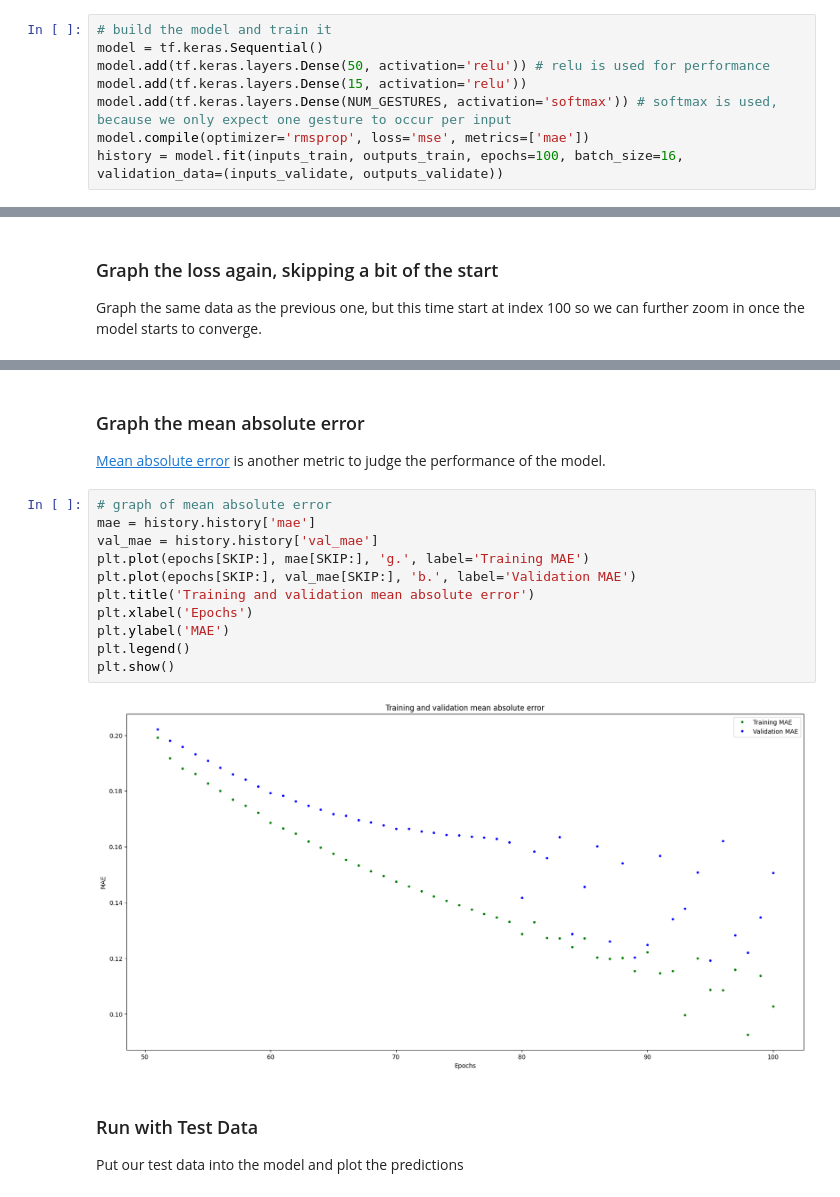
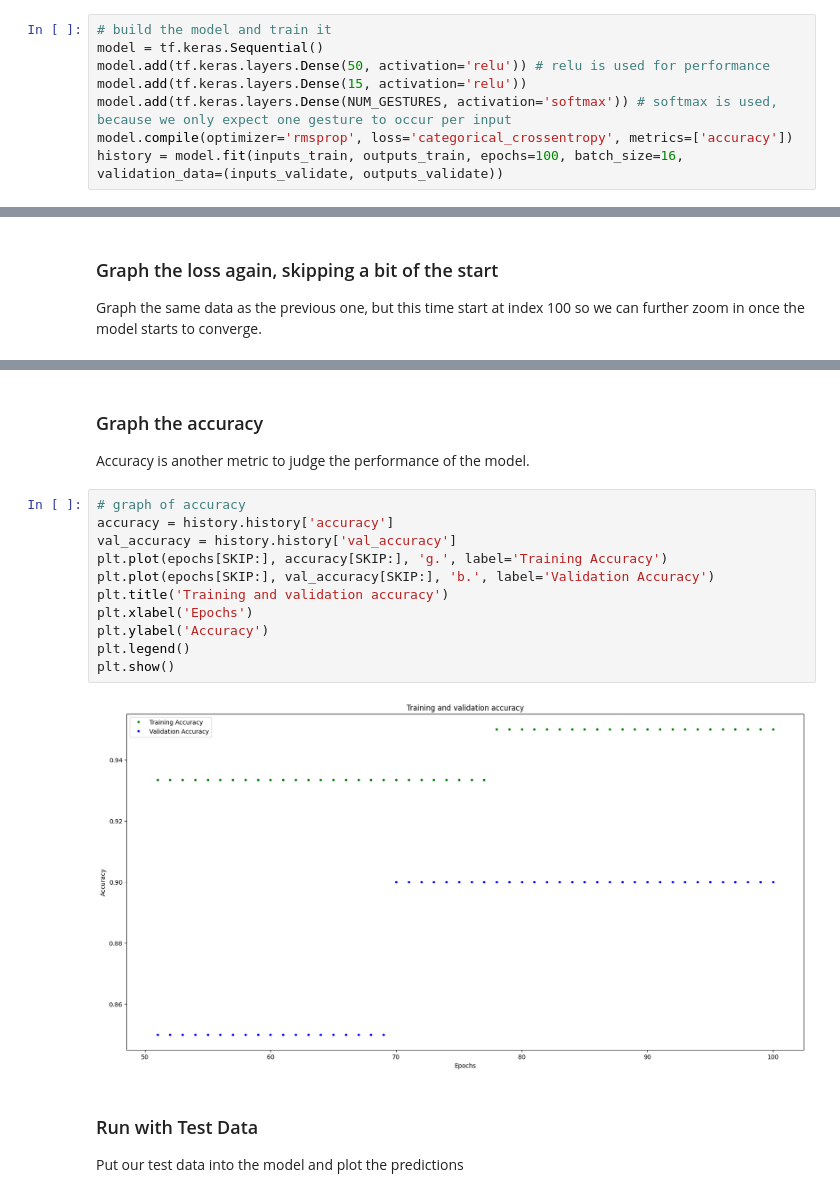
Before and after one commit to weijief-2025/TinyML, a Jupyter notebook: Labs/Lab8/EEP564_TinyML_Lab8.ipynb, the cells around one changed output, grey strips where cells are left out. Drawn from its saved outputs; the diff is of its cells as text.

```diff
--- a/Labs/Lab8/EEP564_TinyML_Lab8.ipynb
+++ b/Labs/Lab8/EEP564_TinyML_Lab8.ipynb
@@ -198,7 +198,7 @@ model = tf.keras.Sequential()
 model.add(tf.keras.layers.Dense(50, activation='relu')) # relu is used for performance
 model.add(tf.keras.layers.Dense(15, activation='relu'))
 model.add(tf.keras.layers.Dense(NUM_GESTURES, activation='softmax')) # softmax is used, because we only expect one gesture to occur per input
-model.compile(optimizer='rmsprop', loss='mse', metrics=['mae'])
+model.compile(optimizer='rmsprop', loss='categorical_crossentropy', metrics=['accuracy'])
 history = model.fit(inputs_train, outputs_train, epochs=100, batch_size=16, validation_data=(inputs_validate, outputs_validate))
 # %% [output]
 Epoch 1/100
@@ -265,20 +265,20 @@ plt.show()
 # %% [markdown]
-### Graph the mean absolute error
+### Graph the accuracy
 
-[Mean absolute error](https://en.wikipedia.org/wiki/Mean_absolute_error) is another metric to judge the performance of the model.
+Accuracy is another metric to judge the performance of the model.
 # %%
-# graph of mean absolute error
-mae = history.history['mae']
-val_mae = history.history['val_mae']
-plt.plot(epochs[SKIP:], mae[SKIP:], 'g.', label='Training MAE')
-plt.plot(epochs[SKIP:], val_mae[SKIP:], 'b.', label='Validation MAE')
-plt.title('Training and validation mean absolute error')
+# graph of accuracy
+accuracy = history.history['accuracy']
+val_accuracy = history.history['val_accuracy']
+plt.plot(epochs[SKIP:], accuracy[SKIP:], 'g.', label='Training Accuracy')
+plt.plot(epochs[SKIP:], val_accuracy[SKIP:], 'b.', label='Validation Accuracy')
+plt.title('Training and validation accuracy')
 plt.xlabel('Epochs')
-plt.ylabel('MAE')
+plt.ylabel('Accuracy')
 plt.legend()
 plt.show()
 # %% [output]
-[figure, old version]
+[figure, new version]
 # %% [markdown]
 ### Run with Test Data
 Put our test data into the model and plot the predictions
```
Also changed, not shown: parts of 6 cells of this notebook.
